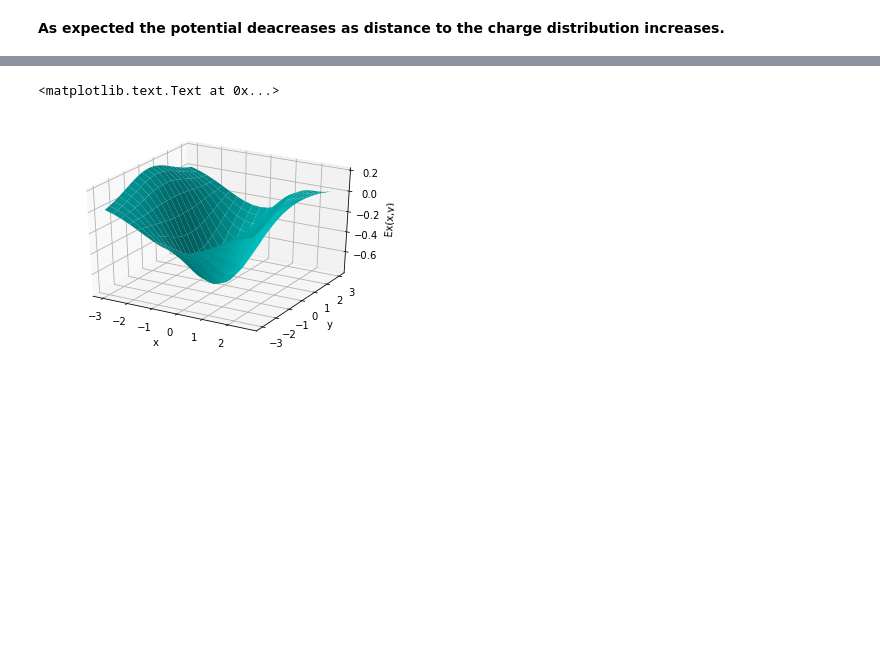
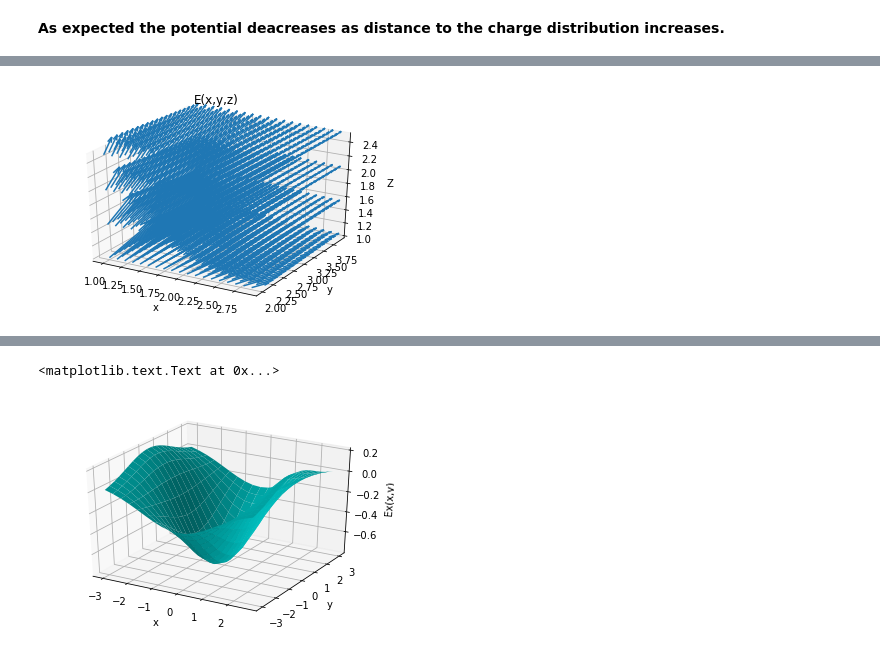
Before and after one commit to Phys7321/HW02-Seyedolmohadesin, a Jupyter notebook: HW02.ipynb, the cells around one changed output, grey strips where cells are left out. Saved outputs shown, nothing was run; the diff lists cells and outputs as text; code cells hidden in the pictures; blank space fills up the shorter version.

```diff
--- a/HW02.ipynb
+++ b/HW02.ipynb
@@ -168,0 +159,30 @@ ax1.set_zlabel('Ey(x,y)')
+# %%
+# electric field
+Ex=-np.diff(v,axis=1)/.1
+Ey=-np.diff(v,axis=0)/.1
+Ez=-np.diff(v,axis=2)/.4
+
+Ex=np.delete(Ex,19,0)
+Ex=np.delete(Ex,4,2)
+Ey=np.delete(Ey,19,1)
+Ey=np.delete(Ey,4,2)
+Ez=np.delete(Ez,19,1)
+Ez=np.delete(Ez,19,0)
+
+
+
+
+X, Y, Z = np.meshgrid(x[0:19], y[0:19], z[0:4])
+fig = pyplot.figure()
+ax = fig.gca(projection='3d')
+ax.quiver( X, Y,Z, Ex, Ey, Ez)
+
+ax.set_xlabel('x')
+ax.set_ylabel('y')
+ax.set_zlabel('Z')
+ax.set_title('E(x,y,z)')
+
+
+pyplot.show()
+# %% [output]
+[figure, added]
```
Also changed, not shown: parts of 11 cells of this notebook, 1 other file.
